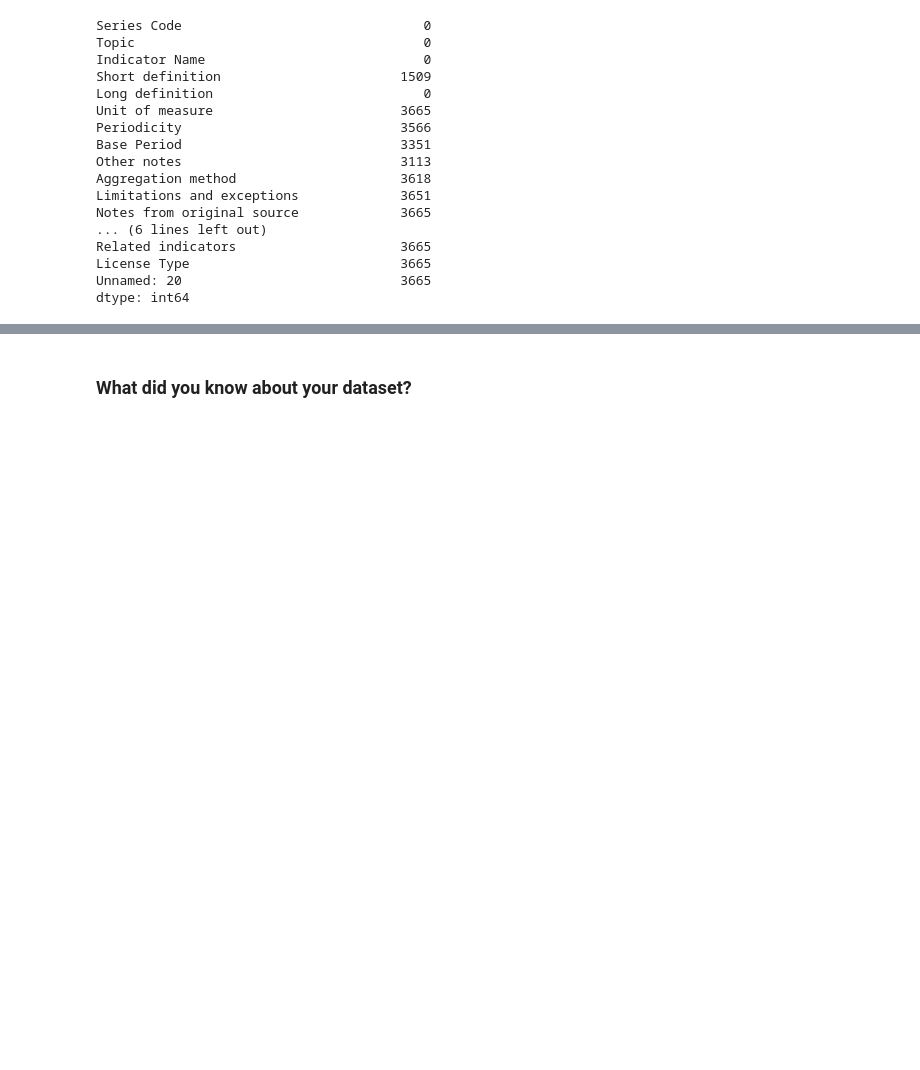
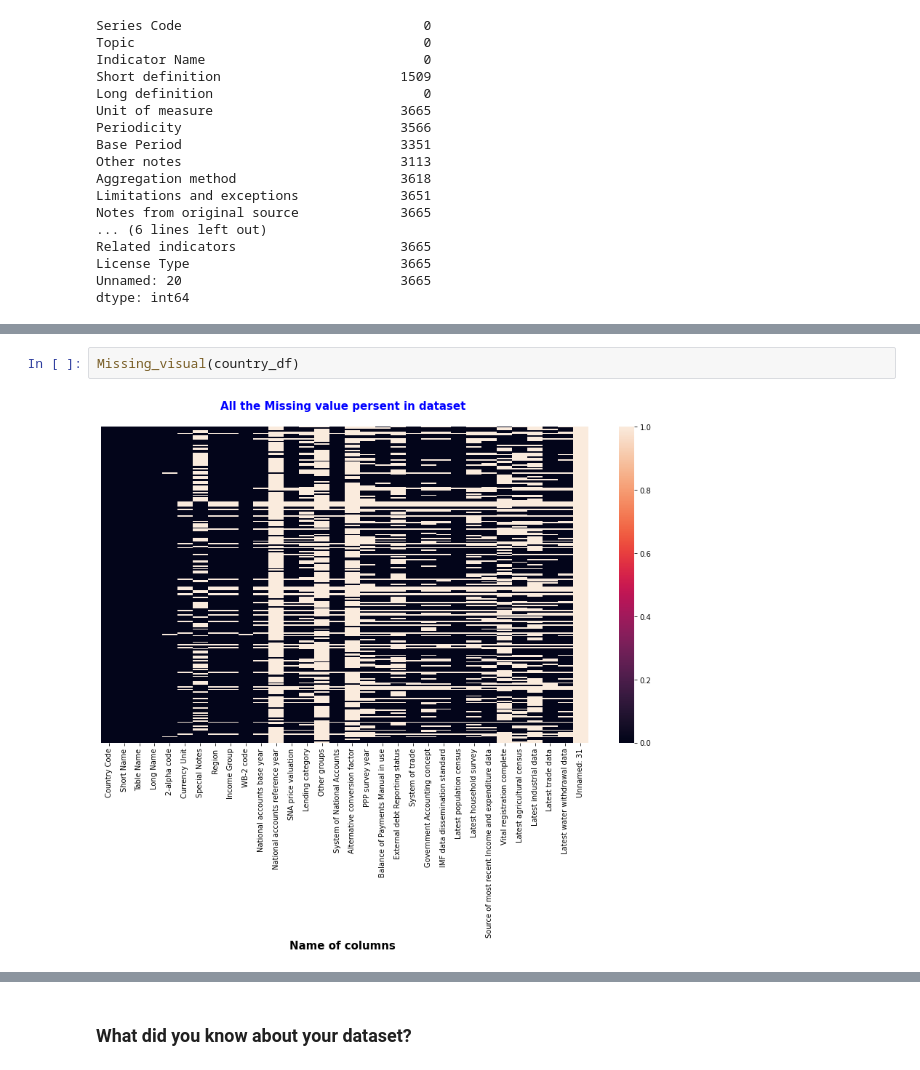
Before and after one commit to Asif-Ansari-bbl/World-Bank-Global-Education-Analysis-EDA, a Jupyter notebook: World_Bank_Global_Education_Analysis_EDA.ipynb, the cells around one changed output, grey strips where cells are left out. Cells and saved outputs as stored; diff of their text form; blank space fills up the shorter version.

```diff
--- a/World_Bank_Global_Education_Analysis_EDA.ipynb
+++ b/World_Bank_Global_Education_Analysis_EDA.ipynb
@@ -308,0 +399,4 @@ dtype: int64
+# %%
+Missing_visual(country_df)
+# %% [output]
+[figure, added]
```
Also changed, not shown: parts of 59 cells of this notebook.
